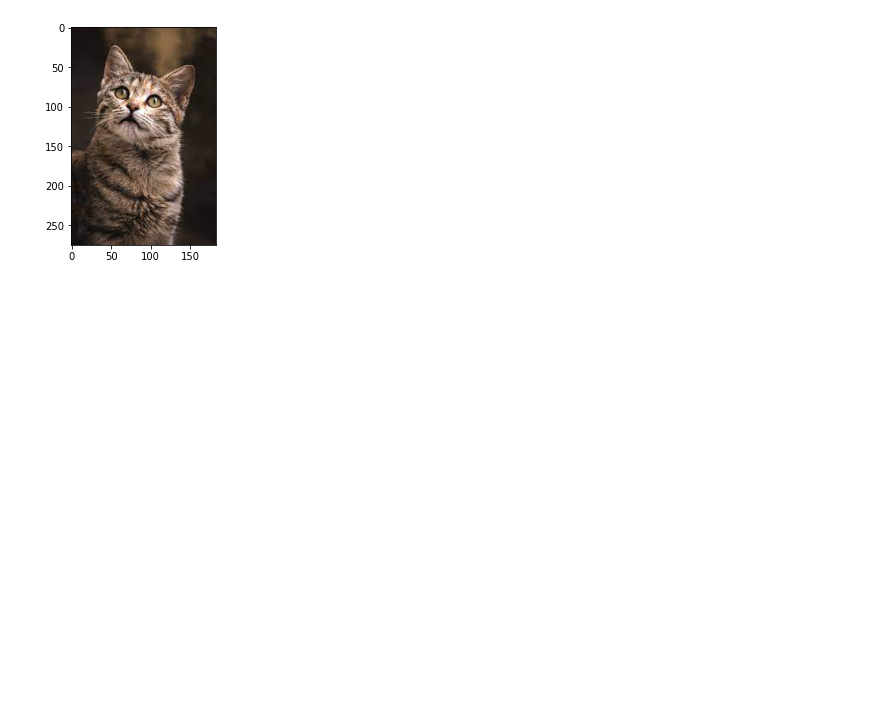
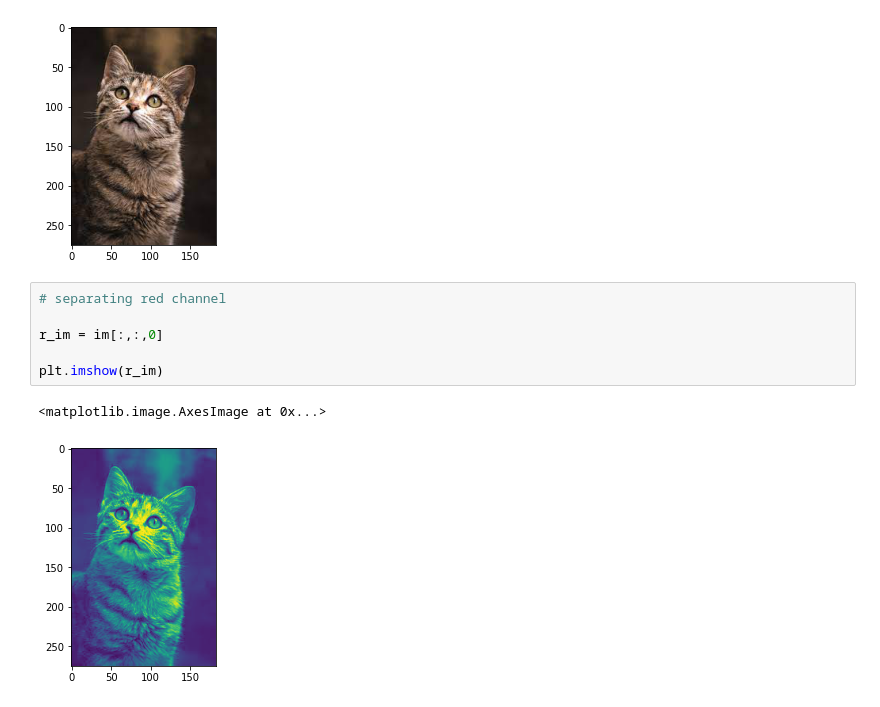
Before and after one commit to mirpouya/Basics-of-ML, a Jupyter notebook: Intermediate_Numpy.ipynb, the cells around one changed output. Cells and saved outputs as stored; diff of their text form; blank space fills up the shorter version.

```diff
--- a/Intermediate_Numpy.ipynb
+++ b/Intermediate_Numpy.ipynb
@@ -189,3 +189,12 @@ plt.imshow(im)
 # %% [output]
 <matplotlib.image.AxesImage at 0x...>
 [figure]
+# %%
+# separating red channel
+
+r_im = im[:,:,0]
+
+plt.imshow(r_im)
+# %% [output]
+<matplotlib.image.AxesImage at 0x...>
+[figure, added]
```
Also changed, not shown: parts of 7 cells of this notebook.
